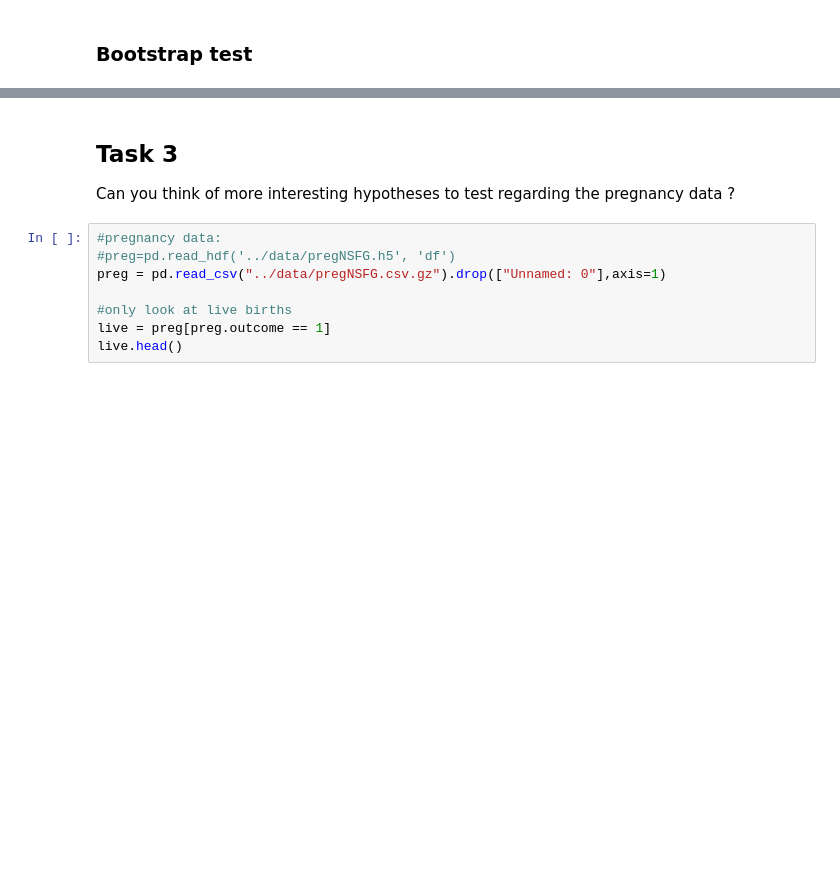
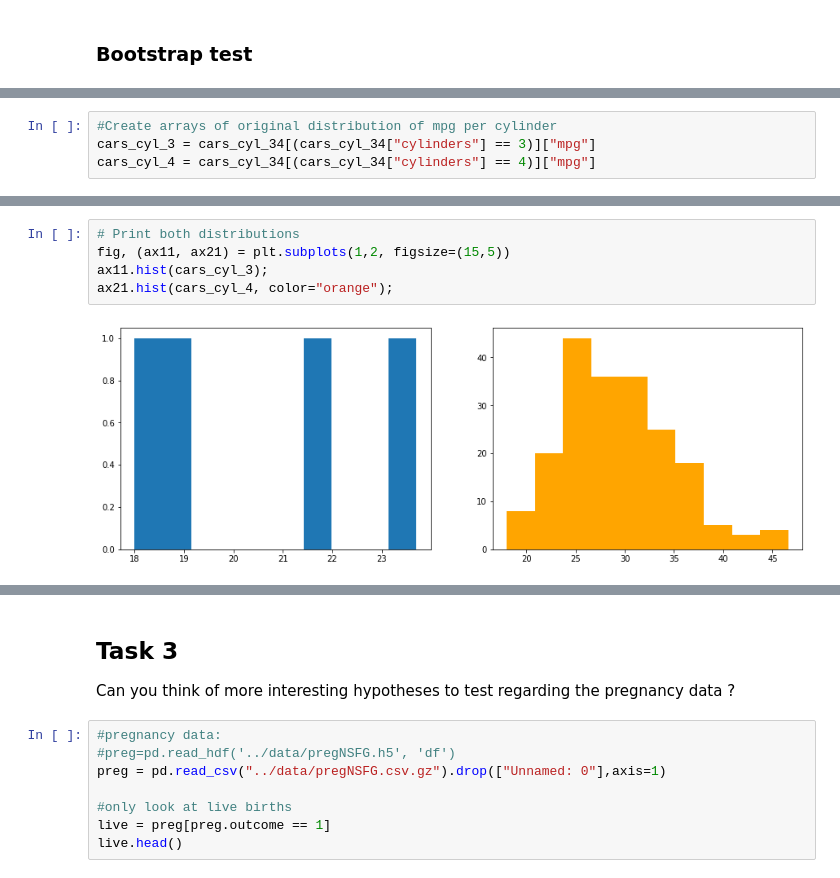
Before and after one commit to Heity94/01_DataScience_2021, a Jupyter notebook: Week_03/Homework3.ipynb, the cells around one changed output, grey strips where cells are left out. Saved outputs shown, nothing was run; the diff lists cells and outputs as text; blank space fills up the shorter version.

```diff
--- a/Week_03/Homework3.ipynb
+++ b/Week_03/Homework3.ipynb
@@ -202,0 +229,4 @@ print("4 cylinders: Mean:",round(np.mean(cars[cars["cylinders"] == 4]["mpg"]),3)
+# %%
+#Create arrays of original distribution of mpg per cylinder
+cars_cyl_3 = cars_cyl_34[(cars_cyl_34["cylinders"] == 3)]["mpg"]
+cars_cyl_4 = cars_cyl_34[(cars_cyl_34["cylinders"] == 4)]["mpg"]
@@ -202,0 +277,7 @@ print("4 cylinders: Mean:",round(np.mean(cars[cars["cylinders"] == 4]["mpg"]),3)
+# %%
+# Print both distributions
+fig, (ax11, ax21) = plt.subplots(1,2, figsize=(15,5))
+ax11.hist(cars_cyl_3);
+ax21.hist(cars_cyl_4, color="orange");
+# %% [output]
+[figure, added]
```
Also changed, not shown: parts of 16 cells of this notebook.
